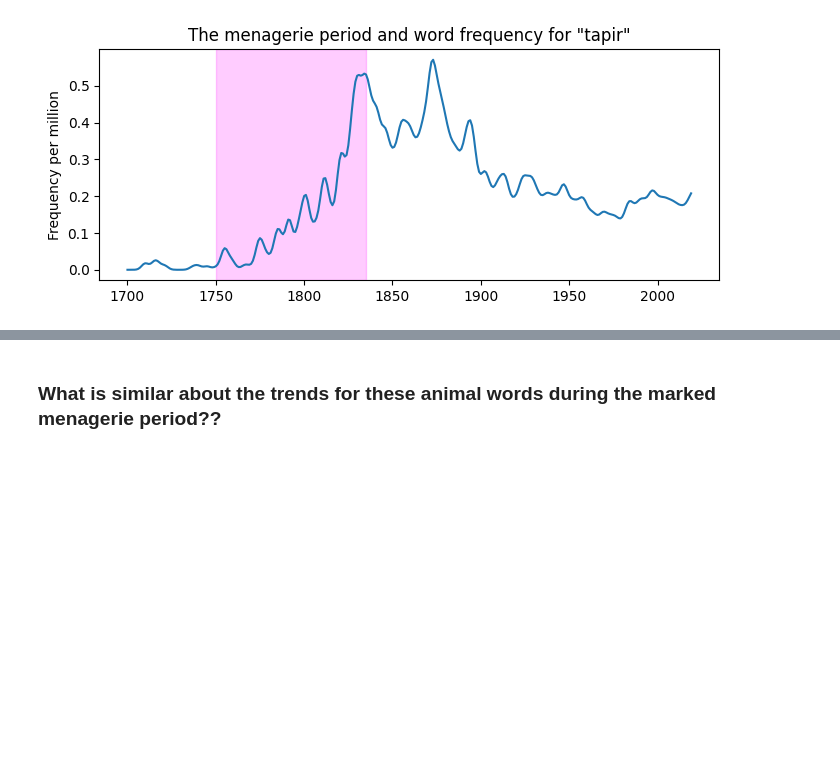
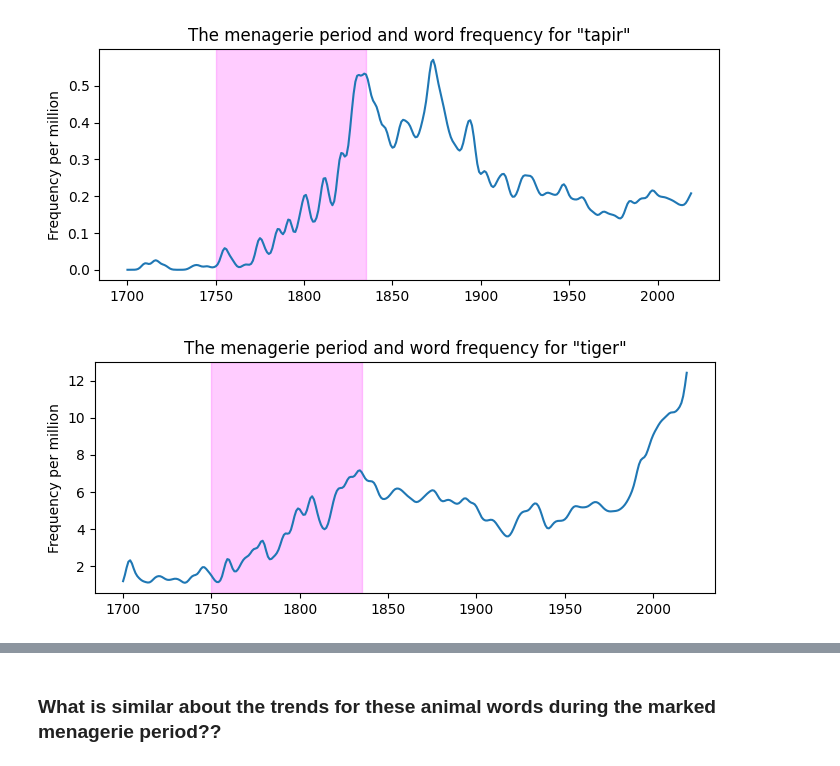
Before and after one commit to Agumekenneth/Data-Visualization-and-story-Telling, a Jupyter notebook: In class storytelling project-20260314/any-animal-except-project.ipynb, the cells around one changed output, grey strips where cells are left out. Drawn from its saved outputs; the diff is of its cells as text; code cells hidden in the pictures; blank space fills up the shorter version.

```diff
--- a/In class storytelling project-20260314/any-animal-except-project.ipynb
+++ b/In class storytelling project-20260314/any-animal-except-project.ipynb
@@ -48,3 +54,7 @@ plot_menagerie_animal('tapir')
 # try 'tiger', 'hyena', 'tapir', 'toucan', 'macaw', 'ostrich'
 # %% [output]
 [figure]
+# %%
+plot_menagerie_animal('tiger')
+# %% [output]
+[figure, added]
```
Also changed, not shown: parts of 13 cells of this notebook, 10 other files.
